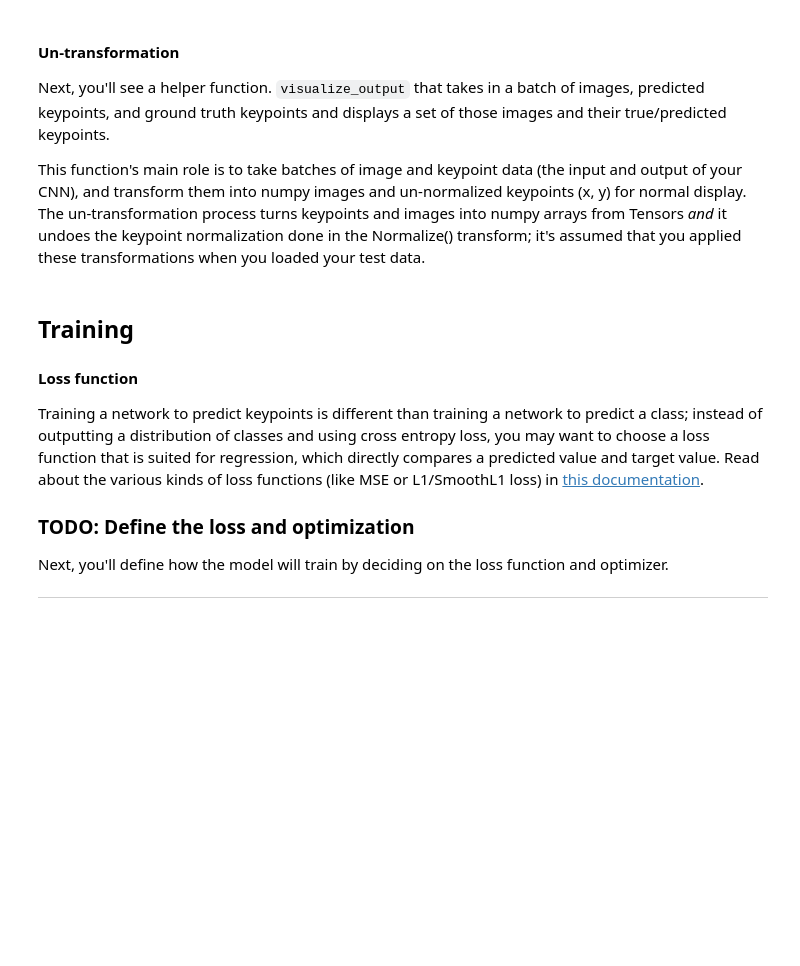
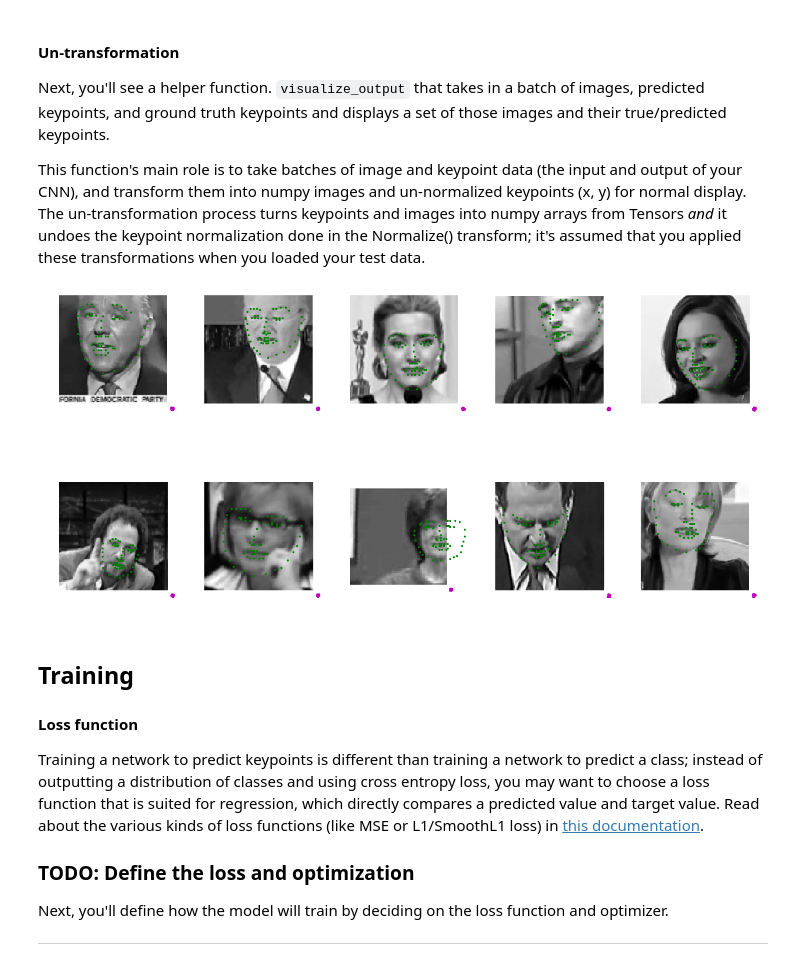
Before and after one commit to udacity/P1_Facial_Keypoints, a Jupyter notebook: 2. Define the Network Architecture.ipynb, the cells around one changed output. Saved outputs shown, nothing was run; the diff lists cells and outputs as text; code cells hidden in the pictures; blank space fills up the shorter version.

```diff
--- a/2. Define the Network Architecture.ipynb
+++ b/2. Define the Network Architecture.ipynb
@@ -113,7 +134,7 @@ from data_load import Rescale, RandomCrop, Normalize, ToTensor
 
 ## TODO: define the data_transform using transforms.Compose([all tx's, . , .])
 # order matters! i.e. rescaling should come before a smaller crop
-data_transform = None
+data_transform = transforms.Compose([Rescale(120), RandomCrop(96), Normalize(), ToTensor()])
 
 # testing that you've defined a transform
 assert(data_transform is not None), 'Define a data_transform'
@@ -245,36 +276,38 @@ This function's main role is to take batches of image and keypoint data (the inp
 # by default this shows a batch of 10 images
 def visualize_output(test_images, test_outputs, gt_pts=None, batch_size=10):
 
+    plt.figure(figsize=(20,10))
     for i in range(batch_size):
-        plt.figure(figsize=(20,10))
-        ax = plt.subplot(1, batch_size, i+1)
+        ax = plt.subplot(np.ceil(batch_size/5.0), 5, i+1)
 
         # un-transform the image data
         image = test_images[i].data   # get the image from it's wrapper
         image = image.numpy()   # convert to numpy array from a Tensor
         image = np.transpose(image, (1, 2, 0))   # transpose to go from torch to numpy image
 
         # un-transform the predicted key_pts data
         predicted_key_pts = test_outputs[i].data
         predicted_key_pts = predicted_key_pts.numpy()
         # undo normalization of keypoints
         predicted_key_pts = predicted_key_pts*50.0+100
 
         # plot ground truth points for comparison, if they exist
         ground_truth_pts = None
         if gt_pts is not None:
             ground_truth_pts = gt_pts[i]
             ground_truth_pts = ground_truth_pts*50.0+100
 
         # call show_all_keypoints
         show_all_keypoints(np.squeeze(image), predicted_key_pts, ground_truth_pts)
 
         plt.axis('off')
 
     plt.show()
 
 # call it
 visualize_output(test_images, test_outputs, gt_pts)
+# %% [output]
+[figure, added]
 # %% [markdown]
 ## Training
 
```
Also changed, not shown: parts of 13 cells of this notebook, 1 other file.
